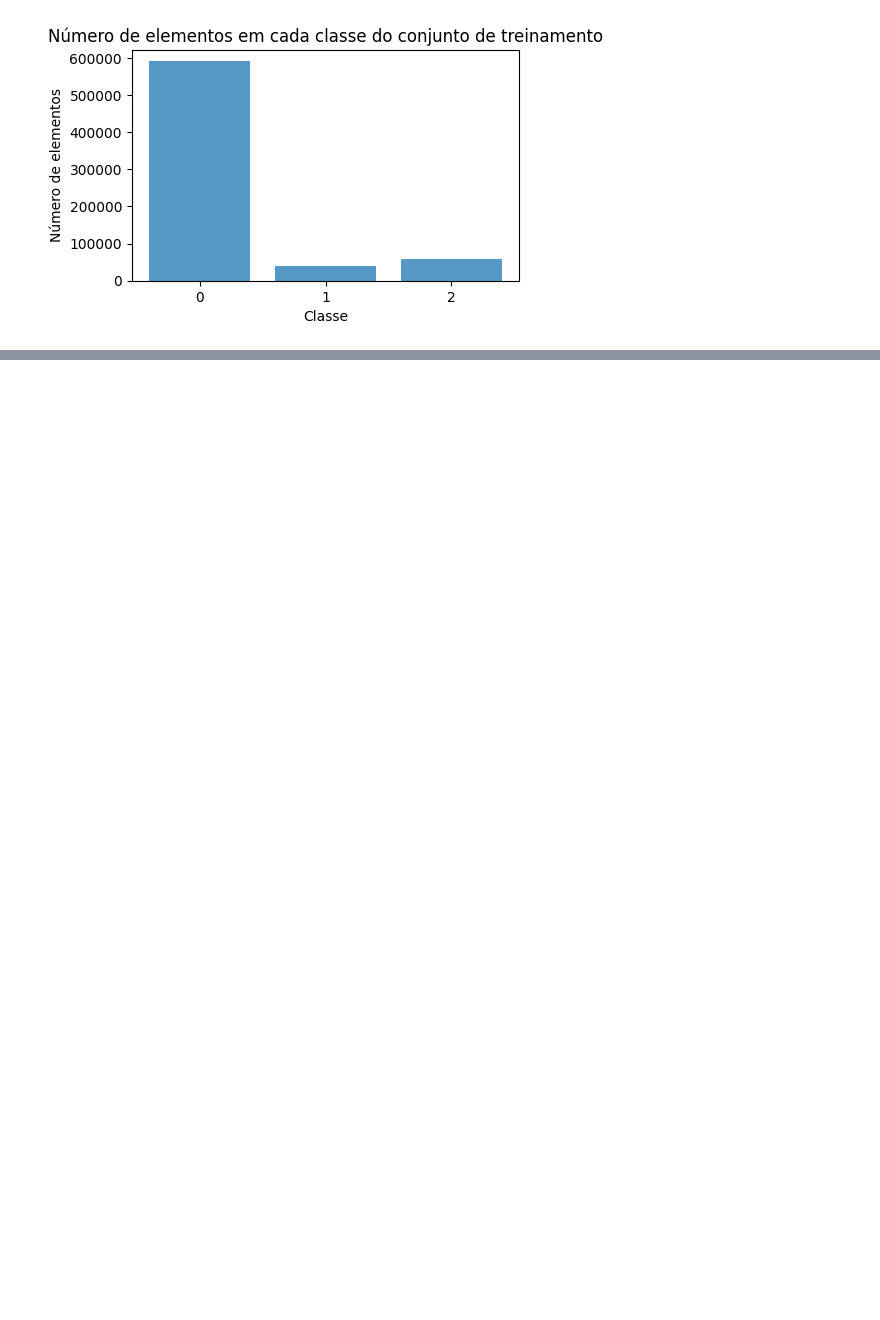
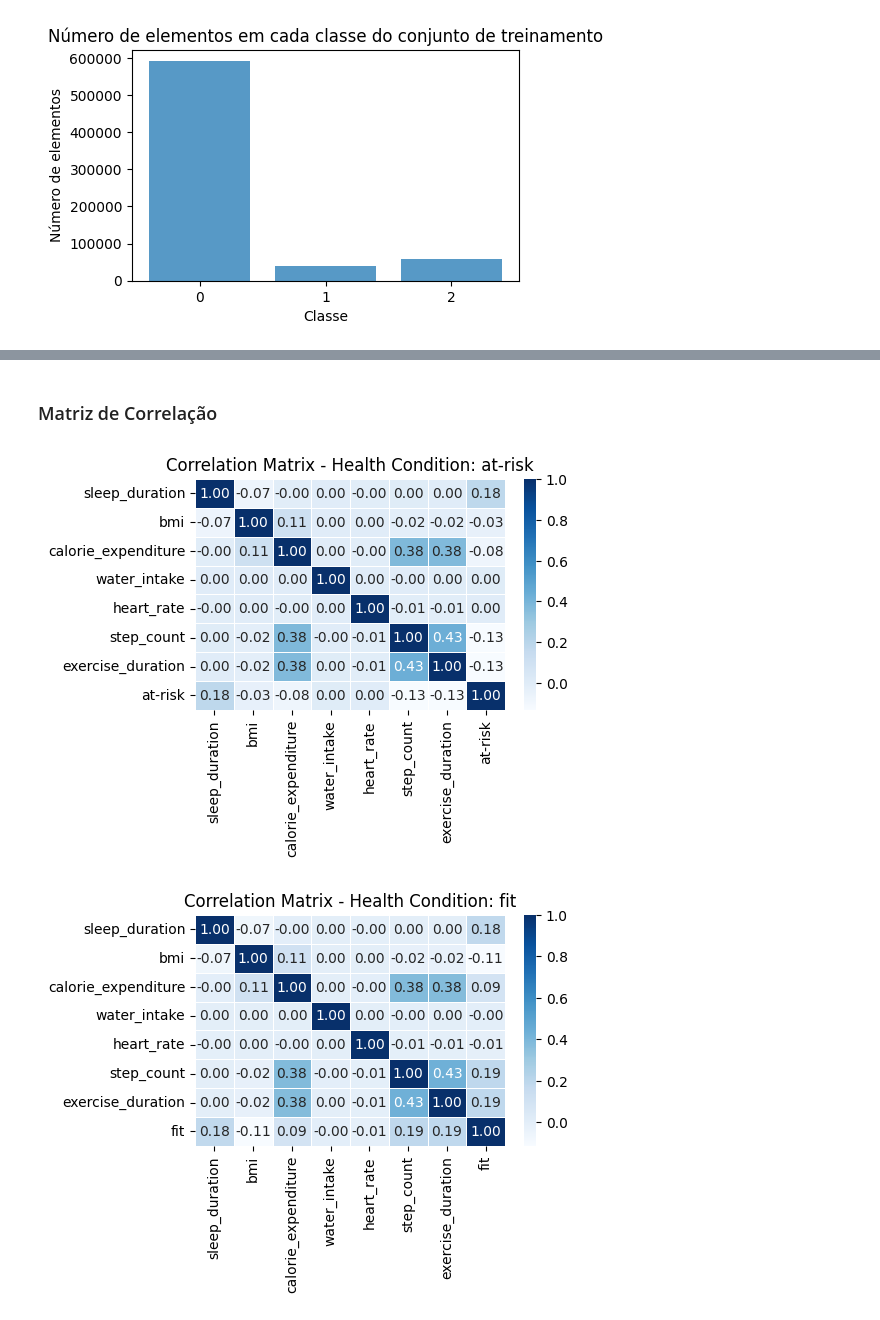
Before and after one commit to iagocomin/DataScience_Project1, a Jupyter notebook: Predicting_Student_Health_Risk.ipynb, the cells around one changed output, grey strips where cells are left out. Saved outputs shown, nothing was run; the diff lists cells and outputs as text; code cells hidden in the pictures; blank space fills up the shorter version.

```diff
--- a/Predicting_Student_Health_Risk.ipynb
+++ b/Predicting_Student_Health_Risk.ipynb
@@ -315,0 +336,71 @@ Fazendo o treinamento do modelo Naive Bayes e vendo qual a acurácia.
+# %% [markdown]
+### Matriz de Correlação
+# %%
+import pandas as pd
+import matplotlib.pyplot as plt
+import seaborn as sns
+
+
+# Criar cópia do dataframe
+train_corr = train.copy()
+
+
+# Criar variáveis binárias das classes
+train_corr['at-risk'] = (
+    train_corr['health_condition'] == 'at-risk'
+).astype(int)
+
+
+train_corr['fit'] = (
+    train_corr['health_condition'] == 'fit'
+).astype(int)
+
+
+train_corr['unhealthy'] = (
+    train_corr['health_condition'] == 'unhealthy'
+).astype(int)
+
+
+# Variáveis numéricas de interesse
+features = [
+    'sleep_duration',
+    'bmi',
+    'calorie_expenditure',
+    'water_intake',
+    'heart_rate',
+    'step_count',
+    'exercise_duration'
+]
+
+
+# Classes para gerar os gráficos
+health_classes = ['at-risk', 'fit', 'unhealthy']
+
+
+# Criar uma matriz para cada classe
+for health_class in health_classes:
+
+    selected_features = features + [health_class]
+
+    corr = train_corr[selected_features].corr()
+
+
+    plt.figure(figsize=(5, 3))
+
+    sns.heatmap(
+        corr,
+        annot=True,
+        fmt='.2f',
+        cmap='Blues',
+        linewidths=0.5
+    )
+
+
+    plt.title(
+        f'Correlation Matrix - Health Condition: {health_class}'
+    )
+
+    plt.show()
+# %% [output]
+[figure, added]
+[figure, added]
```
Also changed, not shown: parts of 45 cells of this notebook.
